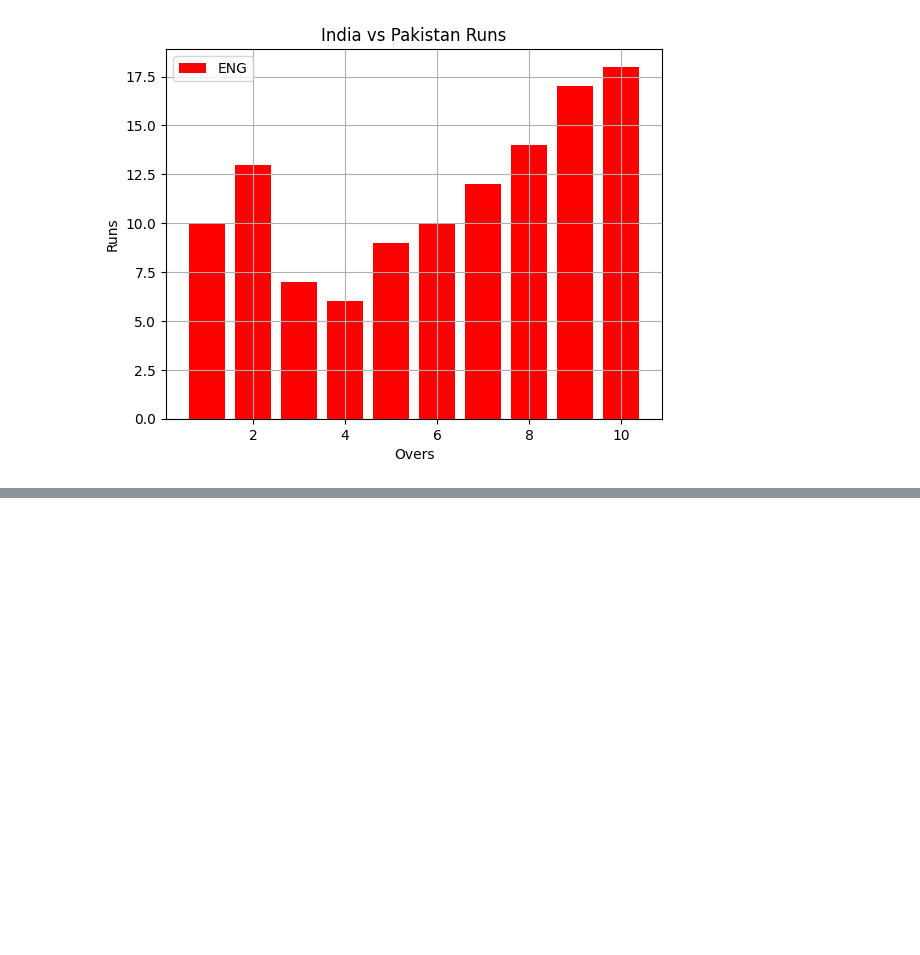
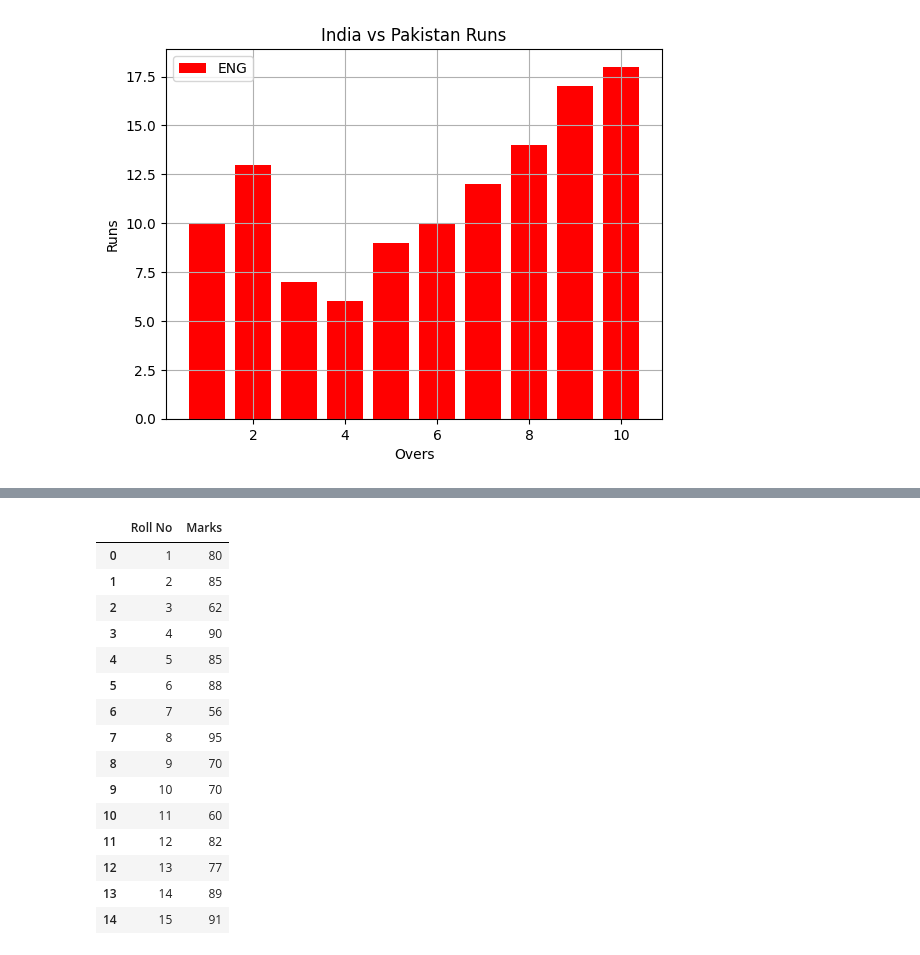
Before and after one commit to Murtiza007/DS10, a Jupyter notebook: matplotlib.ipynb, the cells around one changed output, grey strips where cells are left out. Saved outputs shown, nothing was run; the diff lists cells and outputs as text; code cells hidden in the pictures; blank space fills up the shorter version.

```diff
--- a/matplotlib.ipynb
+++ b/matplotlib.ipynb
@@ -92,0 +104,21 @@ Text(0.5, 1.0, 'Votes Distribution')
+# %%
+import pandas as pd
+df=pd.DataFrame(scores_A)
+df
+# %% [output]
+|  | Roll No | Marks |
+| 0 | 1 | 80 |
+| 1 | 2 | 85 |
+| 2 | 3 | 62 |
+| 3 | 4 | 90 |
+| 4 | 5 | 85 |
+| 5 | 6 | 88 |
+| 6 | 7 | 56 |
+| 7 | 8 | 95 |
+| 8 | 9 | 70 |
+| 9 | 10 | 70 |
+| 10 | 11 | 60 |
+| 11 | 12 | 82 |
+| 12 | 13 | 77 |
+| 13 | 14 | 89 |
+| 14 | 15 | 91 |
```
Also changed, not shown: parts of 5 cells of this notebook, 4 other files.
